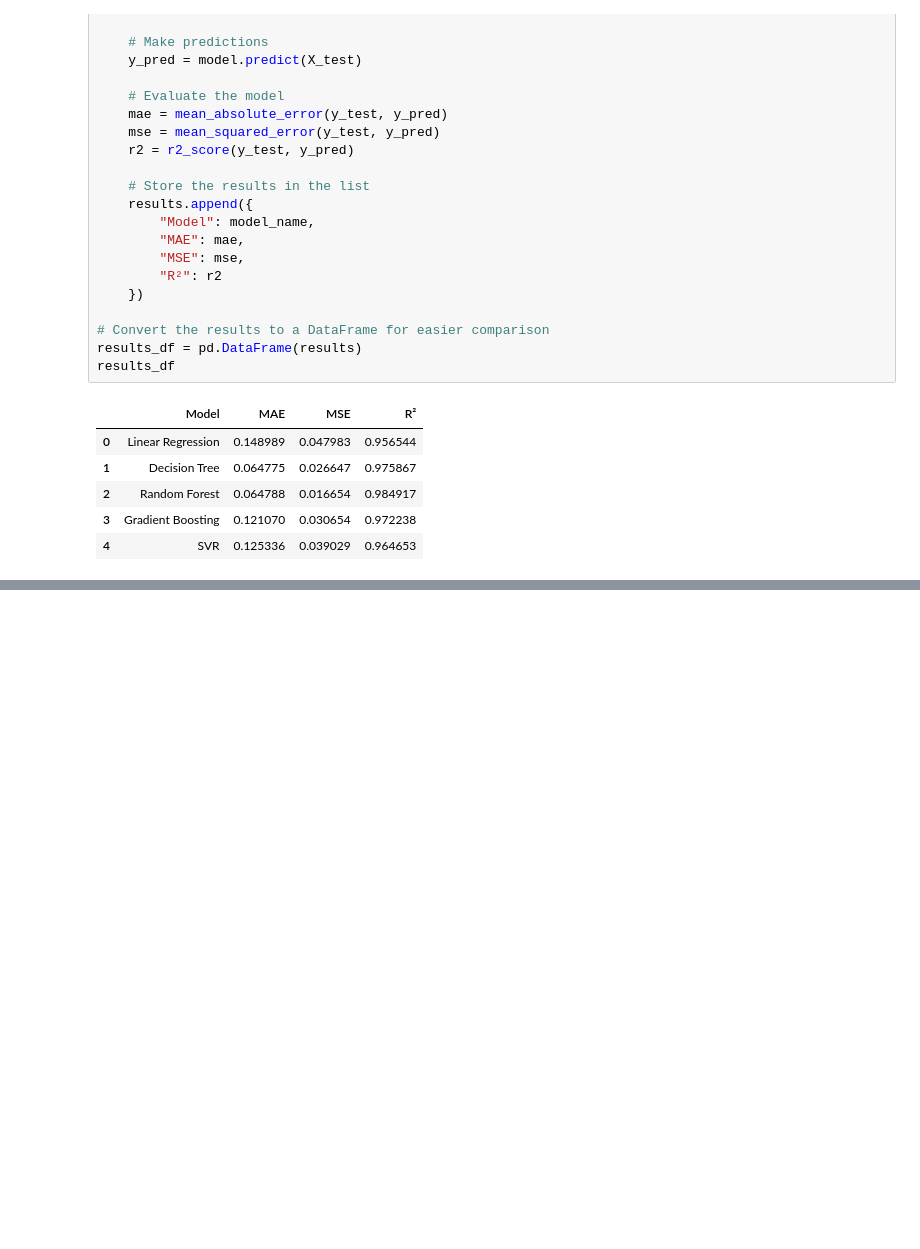
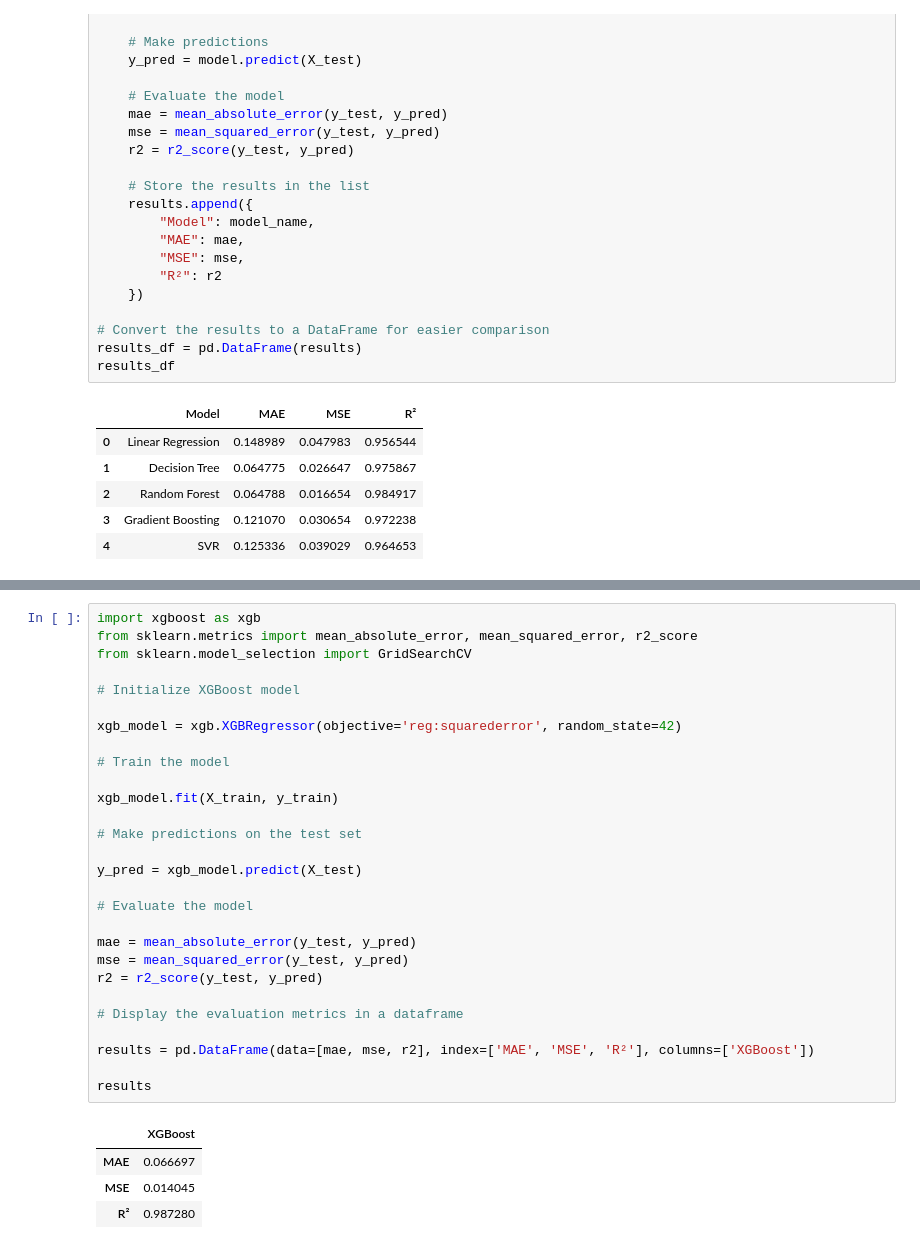
Before and after one commit to AlexRibeiro95/Environmental_factors_on_Public_health, a Jupyter notebook: notebooks/model_training(3).ipynb, the cells around one changed output, grey strips where cells are left out. Saved outputs shown, nothing was run; the diff lists cells and outputs as text; blank space fills up the shorter version.

```diff
--- a/notebooks/model_training(3).ipynb
+++ b/notebooks/model_training(3).ipynb
@@ -197,0 +471,33 @@ results_df
+# %%
+import xgboost as xgb
+from sklearn.metrics import mean_absolute_error, mean_squared_error, r2_score
+from sklearn.model_selection import GridSearchCV
+
+# Initialize XGBoost model
+
+xgb_model = xgb.XGBRegressor(objective='reg:squarederror', random_state=42)
+
+# Train the model
+
+xgb_model.fit(X_train, y_train)
+
+# Make predictions on the test set
+
+y_pred = xgb_model.predict(X_test)
+
+# Evaluate the model
+
+mae = mean_absolute_error(y_test, y_pred)
+mse = mean_squared_error(y_test, y_pred)
+r2 = r2_score(y_test, y_pred)
+
+# Display the evaluation metrics in a dataframe
+
+results = pd.DataFrame(data=[mae, mse, r2], index=['MAE', 'MSE', 'R²'], columns=['XGBoost'])
+
+results
+# %% [output]
+|  | XGBoost |
+| MAE | 0.066697 |
+| MSE | 0.014045 |
+| R² | 0.987280 |
```
Also changed, not shown: parts of 17 cells of this notebook.
